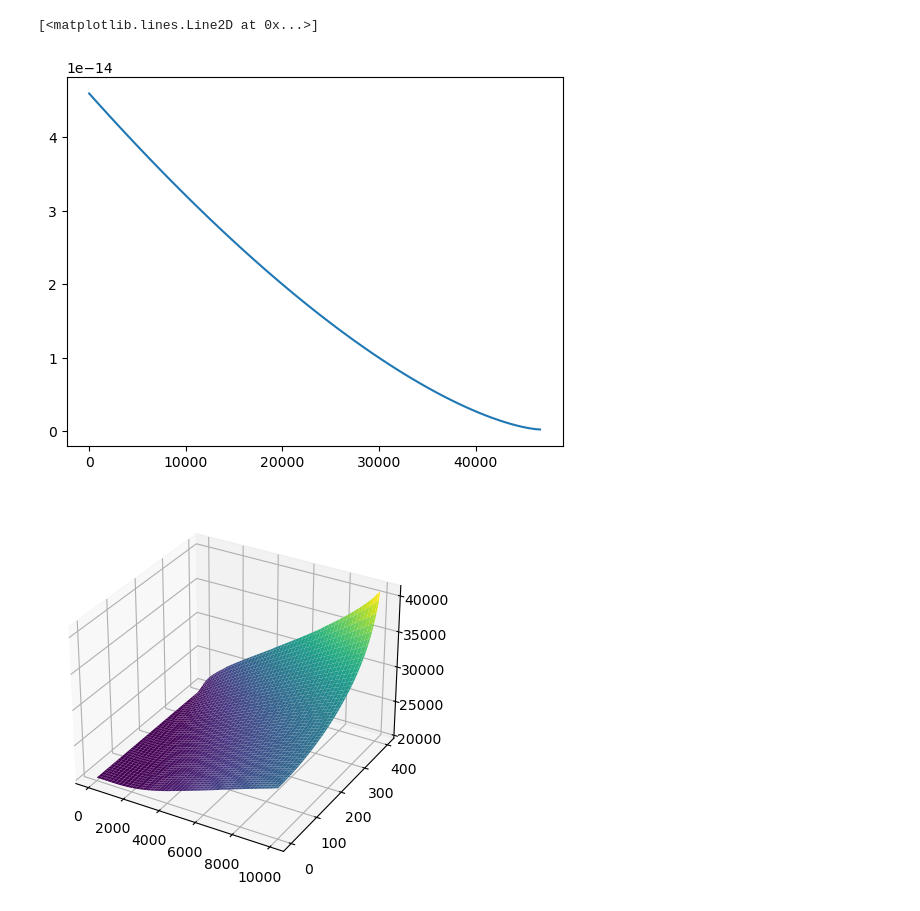
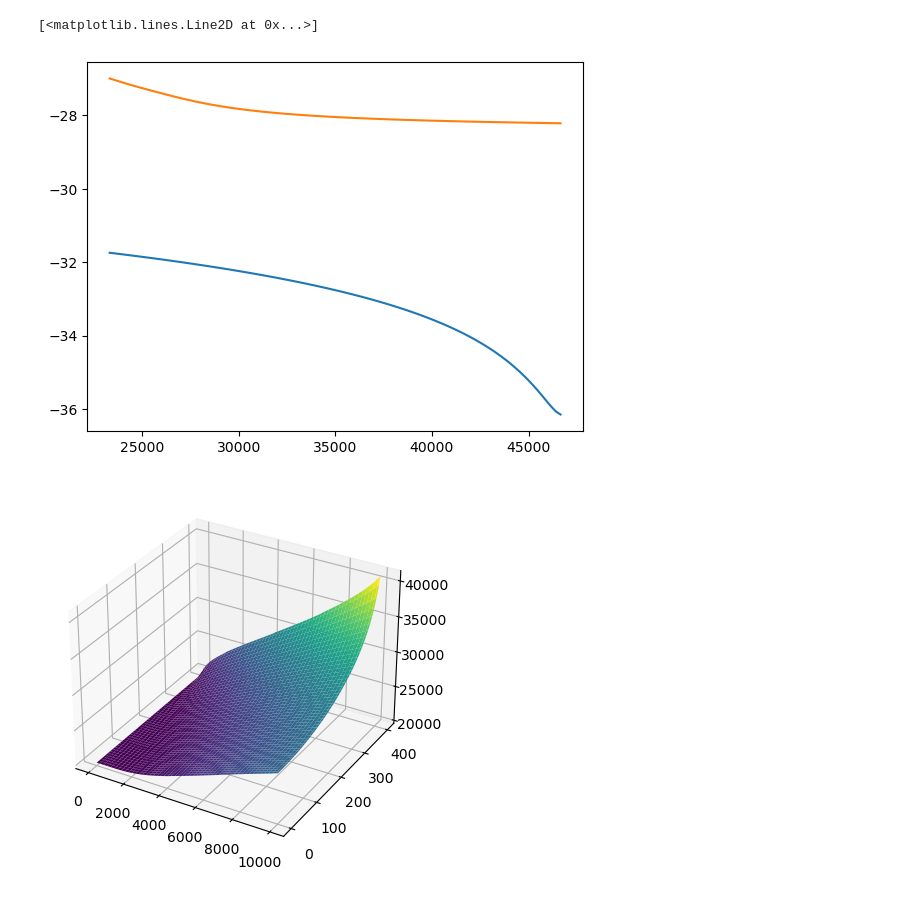
Before and after one commit to merdern/FYP, a Jupyter notebook: Phase4_PINN.ipynb, the cells around one changed output. Cells and saved outputs as stored; diff of their text form; code cells hidden in the pictures.

```diff
--- a/Phase4_PINN.ipynb
+++ b/Phase4_PINN.ipynb
@@ -284,9 +304,9 @@ class Network(nn.Module):
 # nn seed
 device = 'cuda'
 N = 100
-epochs_adam = 30000
+epochs_adam = 100
 lr_adam = 1e-3
-epochs_lbfgs = 50000
+epochs_lbfgs = 0
 
 
 # define nn to train, two inputs for x and t
@@ -302,12 +329,12 @@ Epoch: 79999  Loss: 41.011573791503906
 # %%
-c = torch.linspace(0, 1, 100).view(-1, 1).to(device)
+c = torch.linspace(0.5, 1, 100).view(-1, 1).to(device)
 D = pinn.Diffusion_Coeff(c, 2e-16).cpu().detach().numpy()
 Ds = pinn.forward_D(c).cpu().detach().numpy()
-plt.plot(pinn.c_max*c.detach().cpu().numpy(), D)
-#plt.plot(pinn.c_max*c.detach().cpu().numpy(), Ds*1e-13)
+plt.plot(pinn.c_max*c.detach().cpu().numpy(), np.log(D))
+plt.plot(pinn.c_max*c.detach().cpu().numpy(), np.log(Ds*1e-13))
 # %% [output]
 [<matplotlib.lines.Line2D at 0x...>]
-[figure, old version]
+[figure, new version]
 # %%
 numerical = pd.read_csv("MATLAB Solver\data.csv")
 
```
Also changed, not shown: parts of 4 cells of this notebook.
